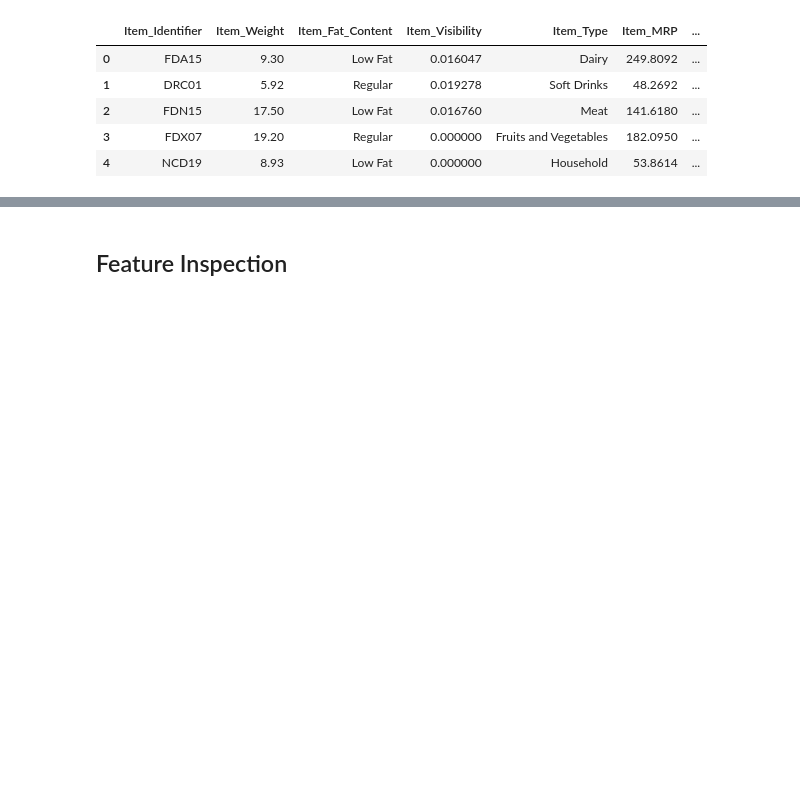
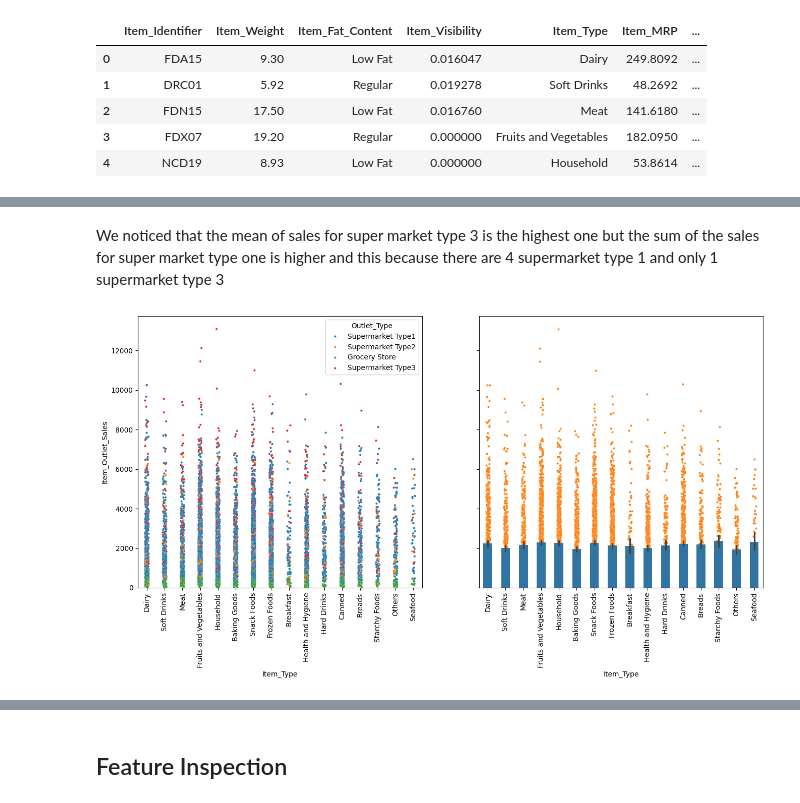
Before and after one commit to mohammadmasqala/Prediction-of-Product-Sale, a Jupyter notebook: Prediction_of_Product_Sale.ipynb, the cells around one changed output, grey strips where cells are left out. Drawn from its saved outputs; the diff is of its cells as text; code cells hidden in the pictures; blank space fills up the shorter version.

```diff
--- a/Prediction_of_Product_Sale.ipynb
+++ b/Prediction_of_Product_Sale.ipynb
@@ -335,0 +355,14 @@ Text(0.5, 1.0, 'Comparing the Outlets sales')
+# %% [markdown]
+We noticed that the mean of sales for super market type 3 is the highest one but the sum of the sales for super market type one is higher and this because there are 4 supermarket type 1 and only 1 supermarket type 3
+# %%
+fig, axes = plt.subplots(ncols=2, sharey=True, figsize=(16,7))
+# Plot the barplot for the sum of outlet sales on the left
+sns.stripplot(data=df_sales, x="Item_Type", y='Item_Outlet_Sales',hue='Outlet_Type', edgecolor='white', linewidth=0.1, size=3,zorder=0, ax=axes[0])
+axes[0].tick_params(axis='x', rotation=90)
+
+# Plot the barplot for the mean of the outlet sales on the right
+sns.barplot(data= df_sales, x="Item_Type",y='Item_Outlet_Sales', width=.5 , ax=axes[1] )
+sns.stripplot(data=df_sales, x="Item_Type", y='Item_Outlet_Sales',  edgecolor='white', linewidth=0.1, size=3,zorder=0, ax=axes[1])
+axes[1].tick_params(axis='x', rotation=90)
+# %% [output]
+[figure, added]
```
Also changed, not shown: parts of 8 cells of this notebook.
